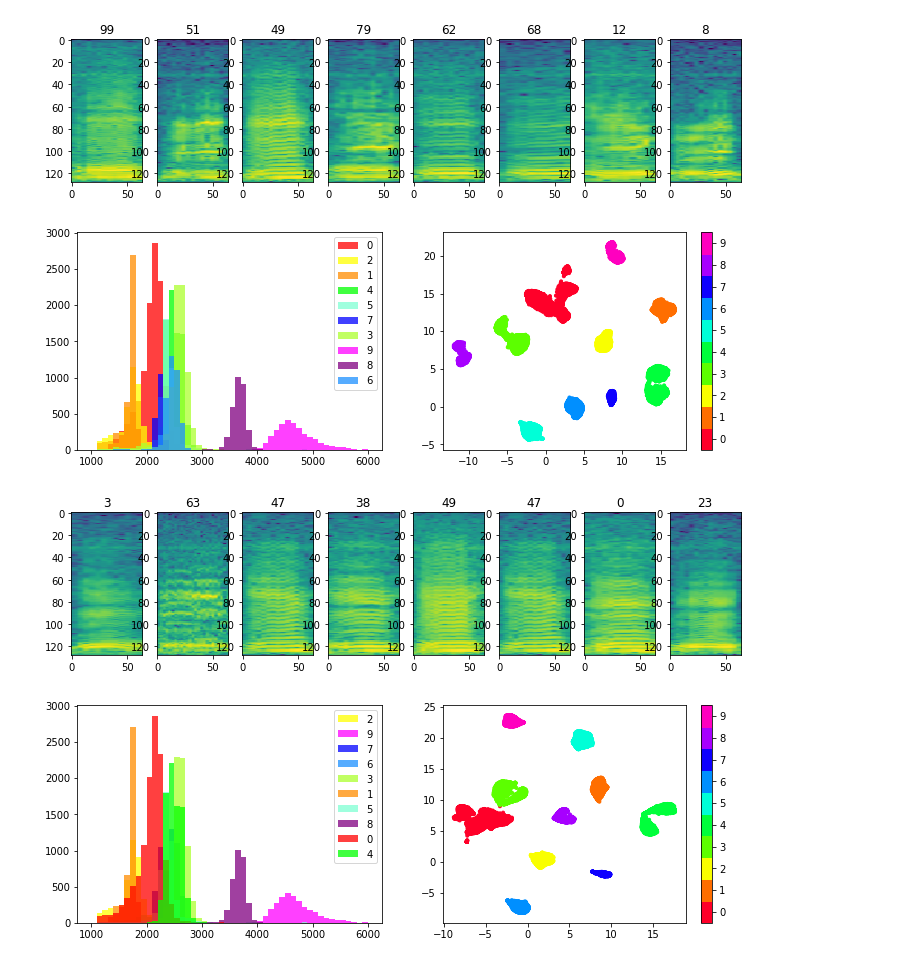
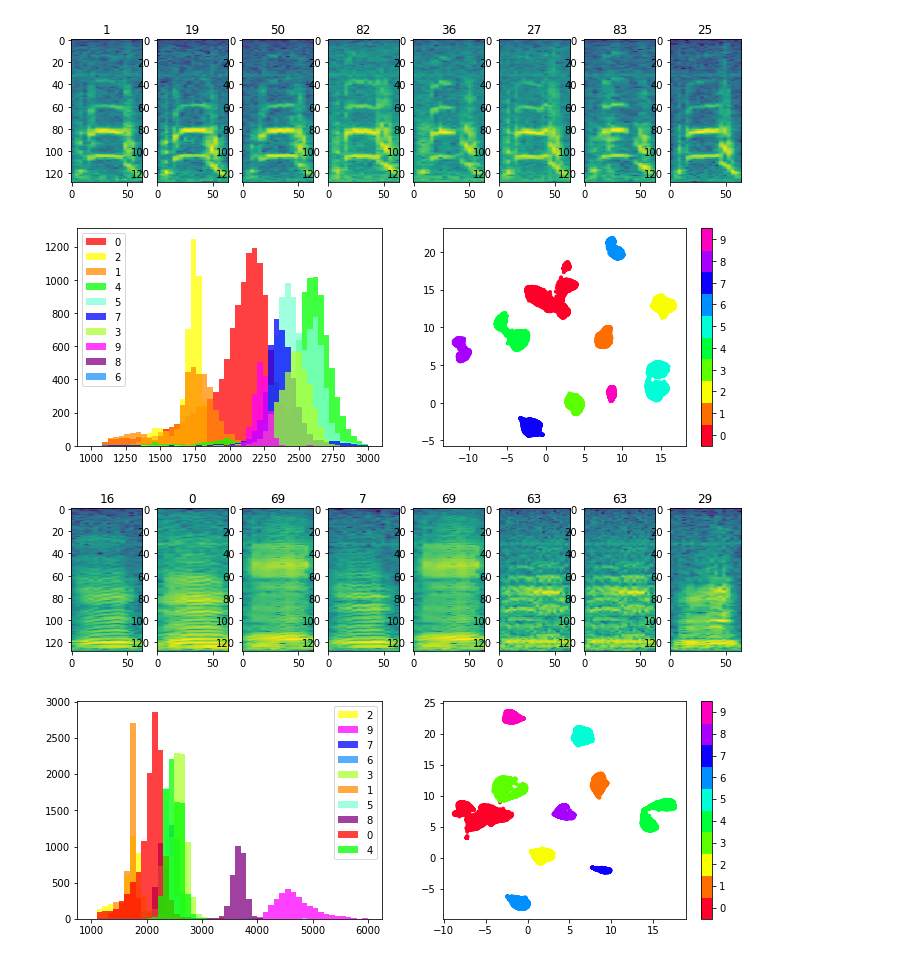
Before and after one commit to yebiny/Songbird-clusturing, a Jupyter notebook: 3-Train/4-analysis.ipynb, the cells around one changed output. Saved outputs shown, nothing was run; the diff lists cells and outputs as text; code cells hidden in the pictures.

```diff
--- a/3-Train/4-analysis.ipynb
+++ b/3-Train/4-analysis.ipynb
@@ -3,7 +3,7 @@ import numpy as np
 import matplotlib.pyplot as plt
 color = ['r', 'darkorange', 'yellow', 'greenyellow', 'Lime', 'aquamarine', 'dodgerblue', 'blue', 'purple', 'magenta']
 
-def get_group_img(gidx, x_list, x_umap, lenth, custom_labels, xmax=3000):
+def get_group_img(gidx, x_list, x_umap, lenth, custom_labels, g_list, xmax=3000):
     w=8
     x_g = x_list[np.array(custom_labels)==gidx]
 
@@ -59,13 +59,13 @@ labels_u=[]
 for x in custom_u:
     labels_u.append(np.where(list_u==x)[0][0])
 # %%
-get_group_img(0, x_list, x_umap_10, sylla_list[:,2], labels_10, xmax=6000)
+get_group_img(5, x_list, x_umap_10, sylla_list[:,2], custom_10, list_10, xmax=3000)
 # %% [output]
-[figure, old version]
+[figure, new version]
-[figure, old version]
+[figure, new version]
 # %%
-g_list=np.array([2,9,7,6,3,1,5,8,0,4])
-get_group_img(0, x_list, x_umap_u, sylla_list[:,2], labels_u, xmax=6000)
+g_list=np.array([0,2,1,4,9,7,3,5,8,6])
+get_group_img(0, x_list, x_umap_u, sylla_list[:,2], labels_u, list_u, xmax=6000)
 # %% [output]
-[figure, old version]
+[figure, new version]
 [figure]
```
Also changed, not shown: parts of 1 cell of this notebook, 1 other file.
